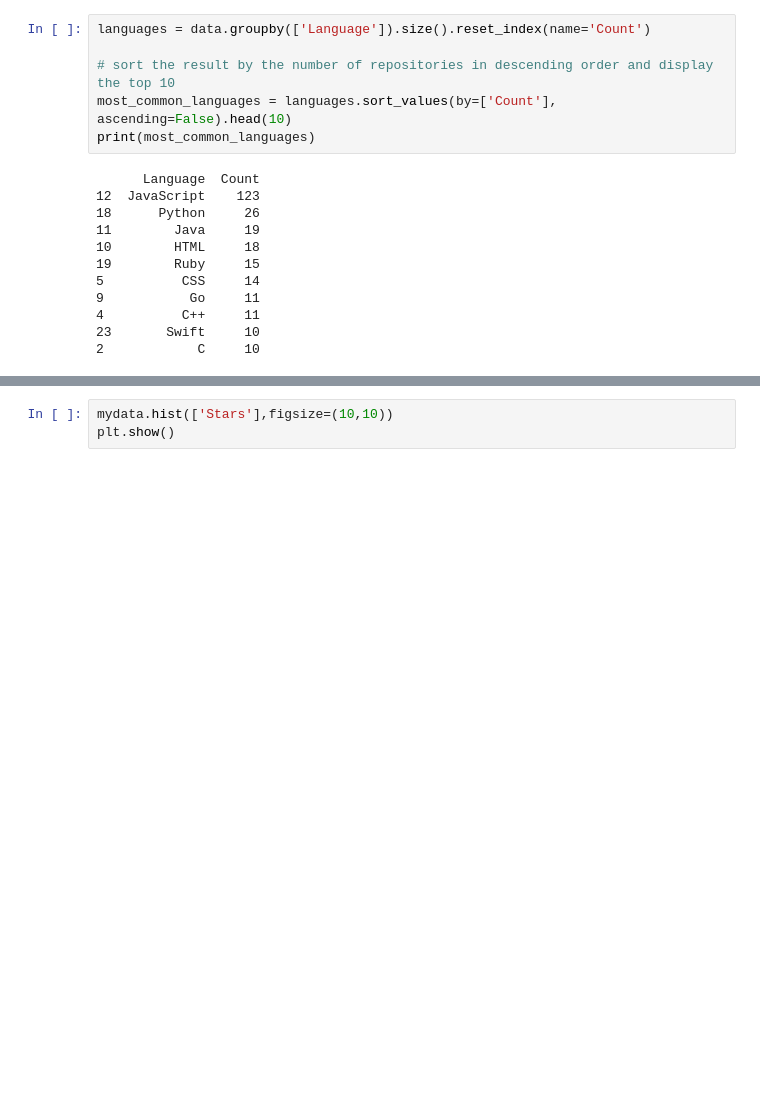
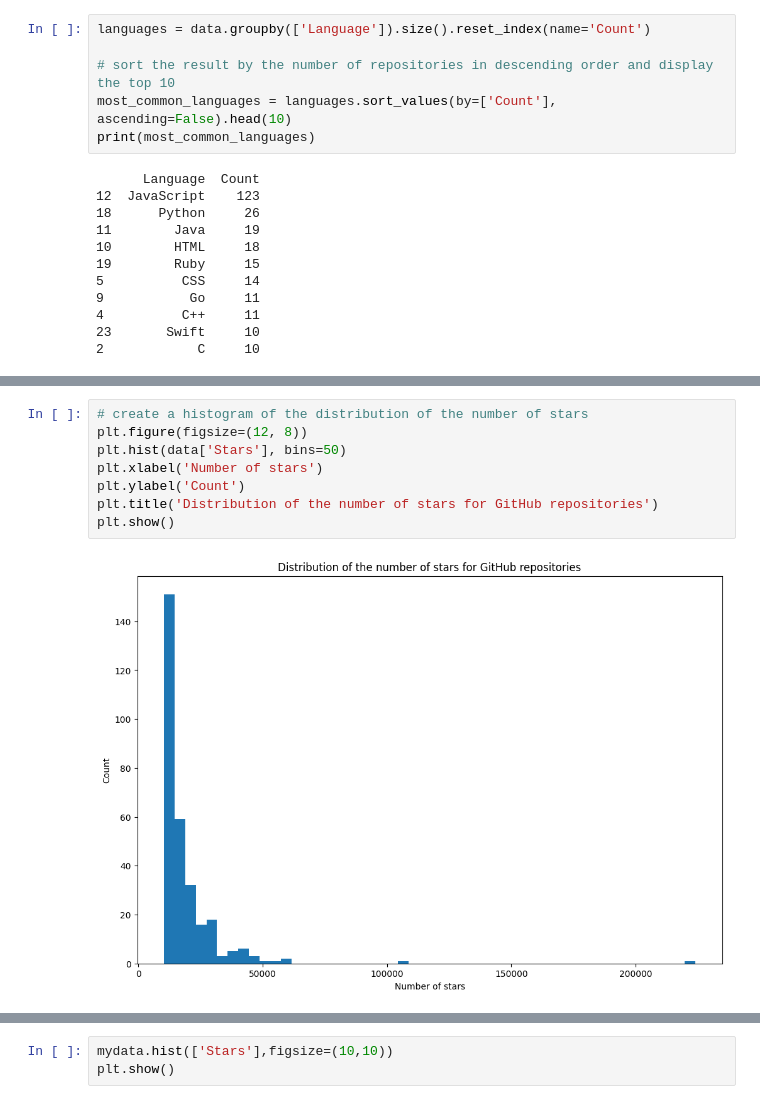
Before and after one commit to rekarromar/Most-Popular-GitHub-Projects, a Jupyter notebook: MostPopularGithubRepos.ipynb, the cells around one changed output, grey strips where cells are left out. Saved outputs shown, nothing was run; the diff lists cells and outputs as text; blank space fills up the shorter version.

```diff
--- a/MostPopularGithubRepos.ipynb
+++ b/MostPopularGithubRepos.ipynb
@@ -58,0 +129,10 @@ most_forked.head(10)
+# %%
+# create a histogram of the distribution of the number of stars
+plt.figure(figsize=(12, 8))
+plt.hist(data['Stars'], bins=50)
+plt.xlabel('Number of stars')
+plt.ylabel('Count')
+plt.title('Distribution of the number of stars for GitHub repositories')
+plt.show()
+# %% [output]
+[figure, added]
```
Also changed, not shown: parts of 7 cells of this notebook.
